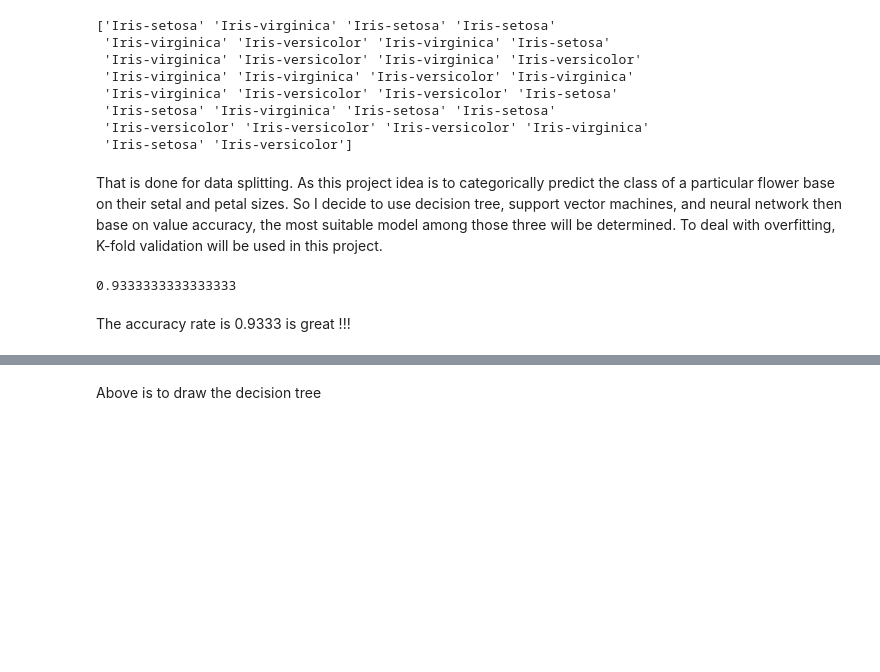
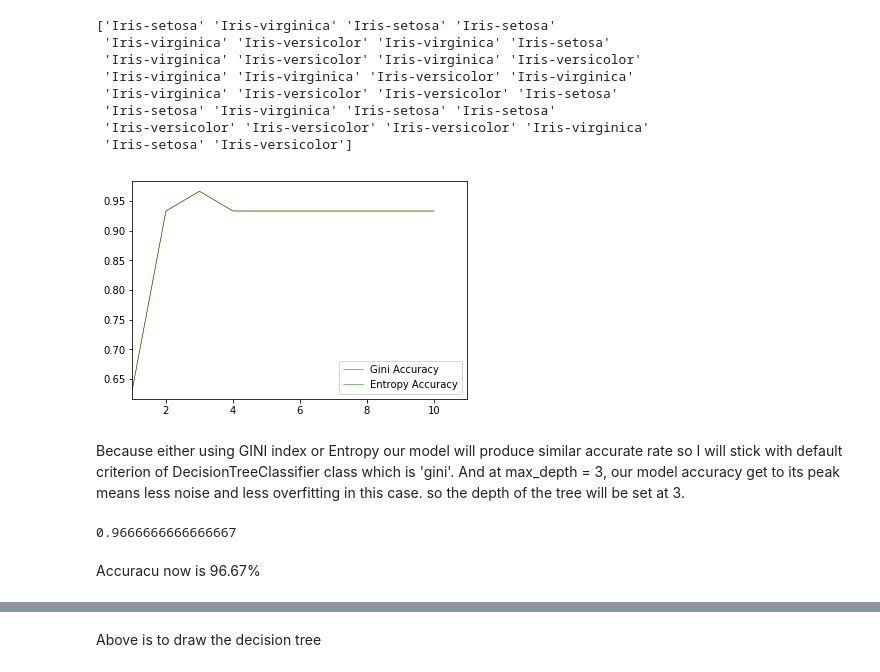
Before and after one commit to annguyen2606/MSA-Project-Iris-Dataset, a Jupyter notebook: Iris.ipynb, the cells around one changed output, grey strips where cells are left out. Drawn from its saved outputs; the diff is of its cells as text; code cells hidden in the pictures; blank space fills up the shorter version.

```diff
--- a/Iris.ipynb
+++ b/Iris.ipynb
@@ -69,20 +69,43 @@ print(test_y)
  'Iris-setosa' 'Iris-virginica' 'Iris-setosa' 'Iris-setosa'
  'Iris-versicolor' 'Iris-versicolor' 'Iris-versicolor' 'Iris-virginica'
  'Iris-setosa' 'Iris-versicolor']
-# %% [markdown]
-That is done for data splitting. As this project idea is to categorically predict the class of a particular flower base on their setal and petal sizes. So I decide to use decision tree, support vector machines, and neural network then base on value accuracy, the most suitable model among those three will be determined. To deal with overfitting, K-fold validation will be used in this project.
-# %%
-from sklearn.tree import DecisionTreeClassifier
-from sklearn import metrics
-treeClsObj = DecisionTreeClassifier() #Declare the classifier object
-treeClsObj = treeClsObj.fit(train_x, train_y) #use the train set to train the tree model
-
-predt_y = treeClsObj.predict(test_x) #predict class name value of test set base on given features
-
-print(metrics.accuracy_score(predt_y, test_y)) #get accuracy rate by comparing  predicted values and actual values of test set
-# %% [output]
-0.9333333333333333
-# %% [markdown]
-The accuracy rate is 0.9333 is great !!!
+# %%
+from sklearn.tree import DecisionTreeClassifier
+from sklearn import metrics
+import matplotlib.pyplot as plt
+treeClsObj = DecisionTreeClassifier(criterion = 'gini') #Declare the classifier object
+giniLine = [] #A list to store values of accuracy rate when using gini index
+entropyLine = [] #A list to store values of accuracy rate when using entropy
+for x in range (1,11,1):
+    treeClsObj.max_depth = x
+    treeClsObj = treeClsObj.fit(train_x, train_y)
+    predt_y = treeClsObj.predict(test_x)
+    acc = metrics.accuracy_score(predt_y, test_y) #compare the predicted outcome from tested features to the actual value
+    giniLine.append(acc)
+treeClsObj.criterion = 'entropy'
+for x in range (1,11,1):
+    treeClsObj.max_depth = x
+    treeClsObj = treeClsObj.fit(train_x, train_y)
+    predt_y = treeClsObj.predict(test_x)
+    acc = metrics.accuracy_score(predt_y, test_y)
+    entropyLine.append(acc)
+plt.plot(range(1,11,1), giniLine, label = 'Gini Accuracy', c= 'r', lw = 0.5) #sketch the line indicate the Gini accuracy with colour red
+plt.plot(range(1,11,1), entropyLine, label = 'Entropy Accuracy', c= 'g', lw = 0.5) #sketch the line indicate the Entropy Accuracy with colour blue
+plt.xlim(1,11) #set the range for x axis
+plt.legend() #enable the legend of the plot
+plt.show()
+# %% [output]
+[figure, added]
+# %% [markdown]
+Because either using GINI index or Entropy our model will produce similar accurate rate so I will stick with default criterion of DecisionTreeClassifier class which is 'gini'. And at max_depth = 3, our model accuracy get to its peak means less noise and less overfitting in this case. so the depth of the tree will be set at 3.
+# %%
+finalTree = DecisionTreeClassifier(max_depth = 3)
+finalTree.fit(train_x, train_y)
+acc = metrics.accuracy_score(finalTree.predict(test_x), test_y)
+print(acc)
+# %% [output]
+0.9666666666666667
+# %% [markdown]
+Accuracu now is 96.67%
 # %%
 !pip install pydotplus
```
Also changed, not shown: parts of 6 cells of this notebook.
